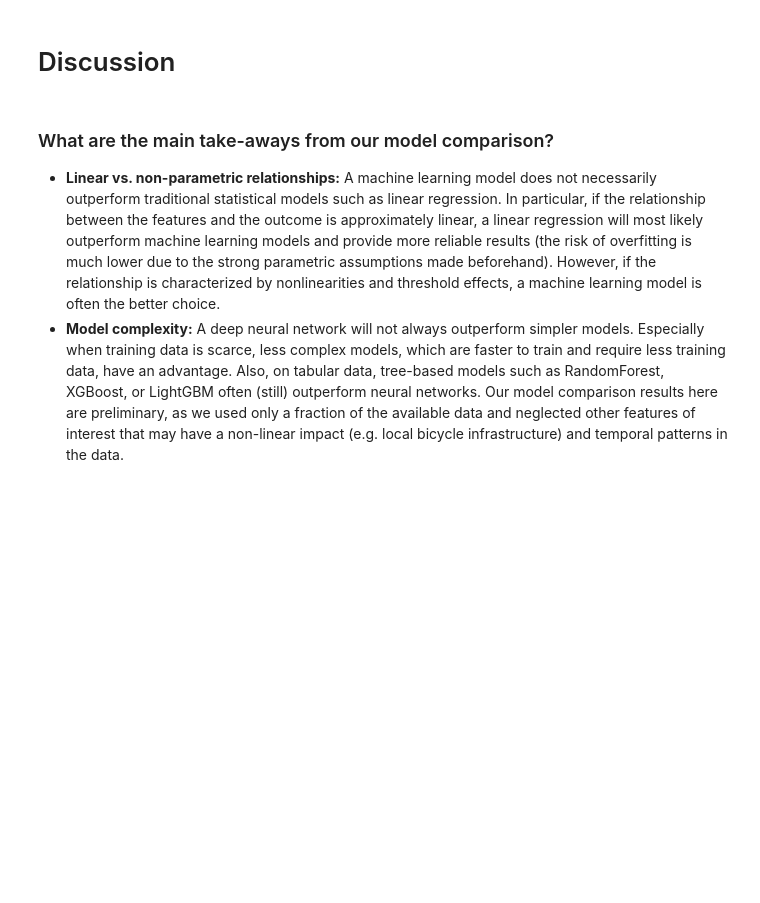
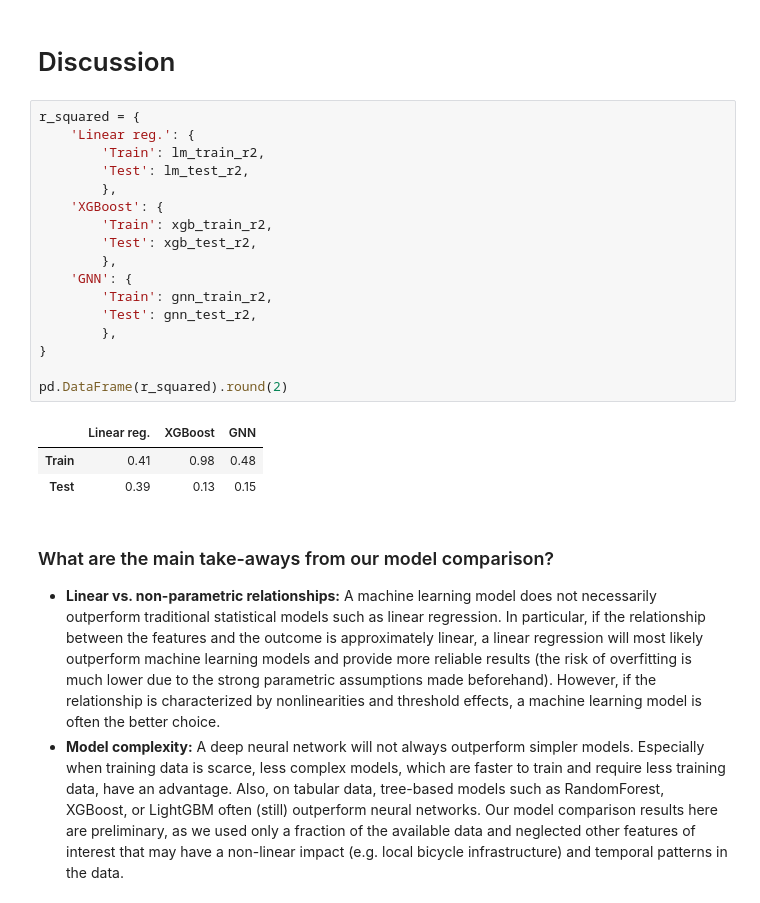
Before and after one commit to climatechange-ai-tutorials/mobility-demand, a Jupyter notebook: Predicting_Mobility_Demand_From_Urban_Features.ipynb, the cells around one changed output. Saved outputs shown, nothing was run; the diff lists cells and outputs as text; blank space fills up the shorter version.

Commit message:
Add r2 summary table for model comparison

```diff
--- a/Predicting_Mobility_Demand_From_Urban_Features.ipynb
+++ b/Predicting_Mobility_Demand_From_Urban_Features.ipynb
@@ -950,6 +950,27 @@ We see a similar pattern as before: The validation loss increases again after so
 <a name="discussion"></a>
 
 # Discussion
+# %%
+r_squared = {
+    'Linear reg.': {
+        'Train': lm_train_r2,
+        'Test': lm_test_r2,
+        },
+    'XGBoost': {
+        'Train': xgb_train_r2,
+        'Test': xgb_test_r2,
+        },
+    'GNN': {
+        'Train': gnn_train_r2,
+        'Test': gnn_test_r2,
+        },
+}
+
+pd.DataFrame(r_squared).round(2)
+# %% [output]
+|  | Linear reg. | XGBoost | GNN |
+| Train | 0.41 | 0.98 | 0.48 |
+| Test | 0.39 | 0.13 | 0.15 |
 # %% [markdown]
 <a name="take-aways"></a>
 
```
Also changed, not shown: parts of 3 cells of this notebook.
